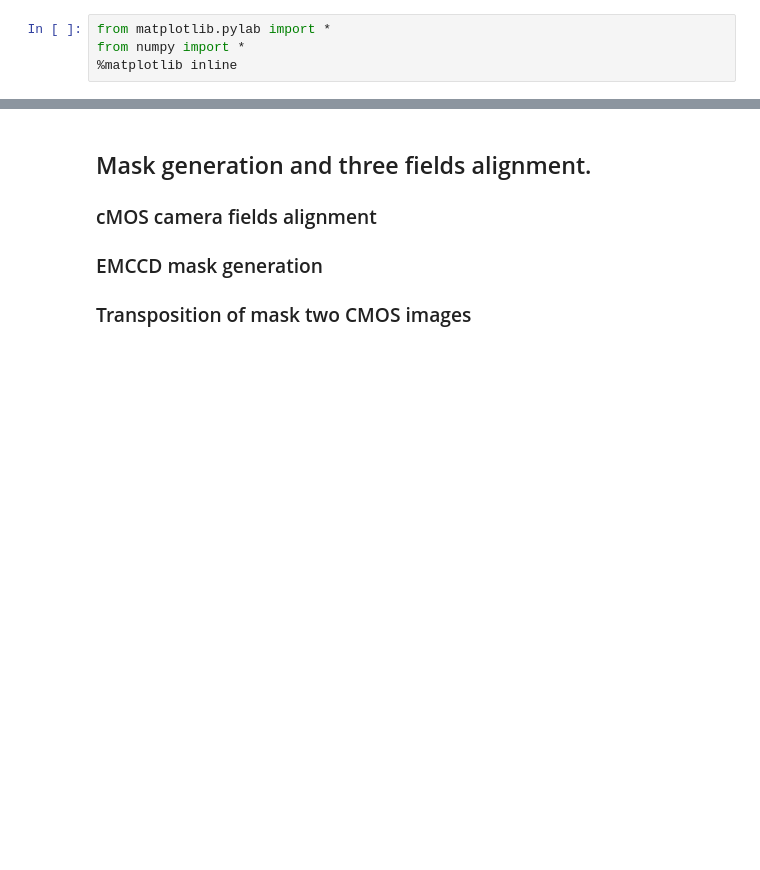
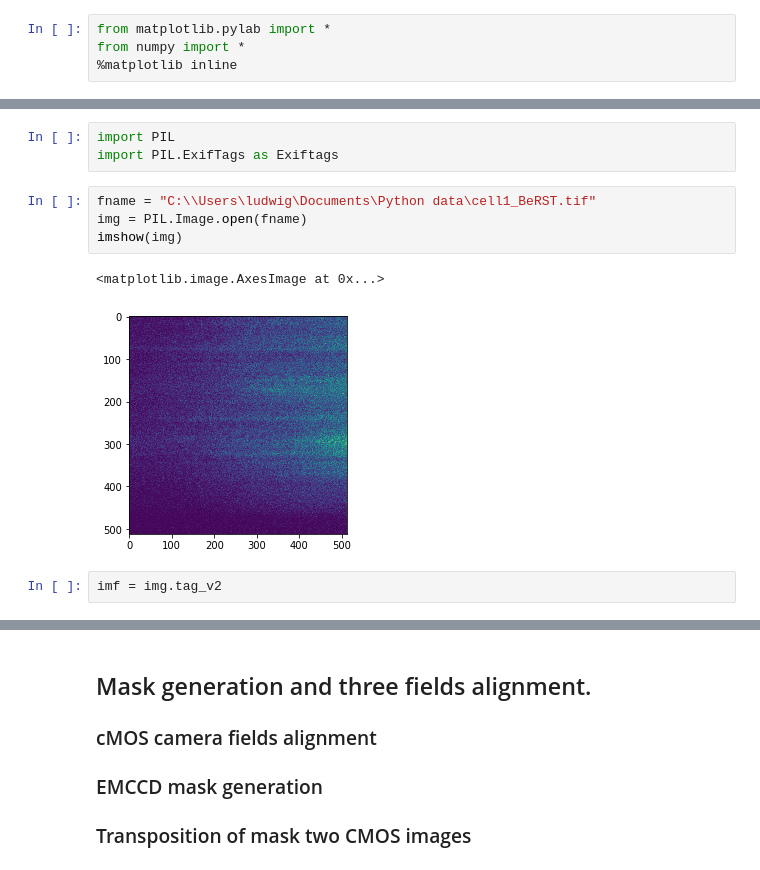
Before and after one commit to p-serna/Nanorods, a Jupyter notebook: Main_Nanords.ipynb, the cells around one changed output, grey strips where cells are left out. Drawn from its saved outputs; the diff is of its cells as text; blank space fills up the shorter version.

Commit message:
added read big tiff Signed-off-by: ludwig <ludwig@BSPC28.ens.fr>

```diff
--- a/Main_Nanords.ipynb
+++ b/Main_Nanords.ipynb
@@ -10,0 +15,12 @@ from numpy import *
+# %%
+import PIL
+import PIL.ExifTags as Exiftags
+# %%
+fname = "C:\\Users\ludwig\Documents\Python data\cell1_BeRST.tif"
+img = PIL.Image.open(fname)
+imshow(img)
+# %% [output]
+<matplotlib.image.AxesImage at 0x...>
+[figure, added]
+# %%
+imf = img.tag_v2
```
Also changed, not shown: parts of 5 cells of this notebook.
